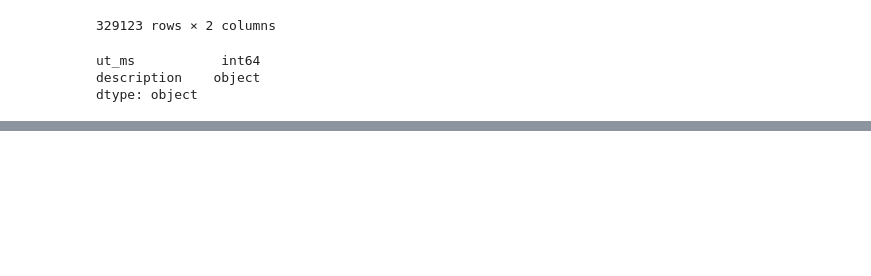
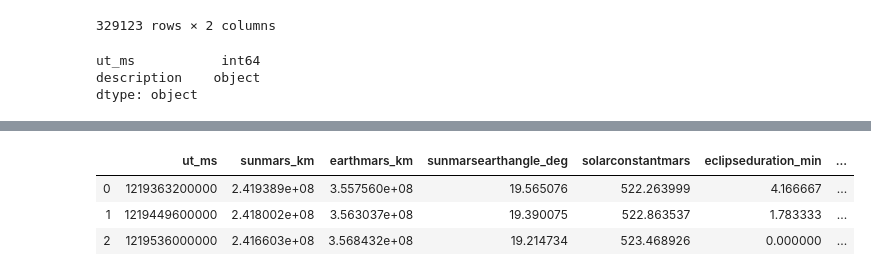
Before and after one commit to baoxingwang/Project_one_Group4, a Jupyter notebook: ipnb files/Mars_project.ipynb, the cells around one changed output, grey strips where cells are left out. Cells and saved outputs as stored; diff of their text form; code cells hidden in the pictures; blank space fills up the shorter version.

```diff
--- a/ipnb files/Mars_project.ipynb
+++ b/ipnb files/Mars_project.ipynb
@@ -169,3 +179,14 @@ data_full_df
 | 2746 | 1456617600000 | 2.422198e+08 | 1.641893e+08 | 36.814280 | 521.053305 | 19.633333 | ... |
 | 2747 | 1456704000000 | 2.420833e+08 | 1.627003e+08 | 36.754316 | 521.641064 | 19.383333 | ... |
 2748 rows × 7 columns
+# %%
+#round down the data_full_df
+
+round_data = data_full_df['ut_ms'].apply(round_down)
+data_full_df['round_time'] = round_data
+data_full_df.head(3)
+# %% [output]
+|  | ut_ms | sunmars_km | earthmars_km | sunmarsearthangle_deg | solarconstantmars | eclipseduration_min | ... |
+| 0 | 1219363200000 | 2.419389e+08 | 3.557560e+08 | 19.565076 | 522.263999 | 4.166667 | ... |
+| 1 | 1219449600000 | 2.418002e+08 | 3.563037e+08 | 19.390075 | 522.863537 | 1.783333 | ... |
+| 2 | 1219536000000 | 2.416603e+08 | 3.568432e+08 | 19.214734 | 523.468926 | 0.000000 | ... |
```
Also changed, not shown: parts of 9 cells of this notebook, 2 other files.
